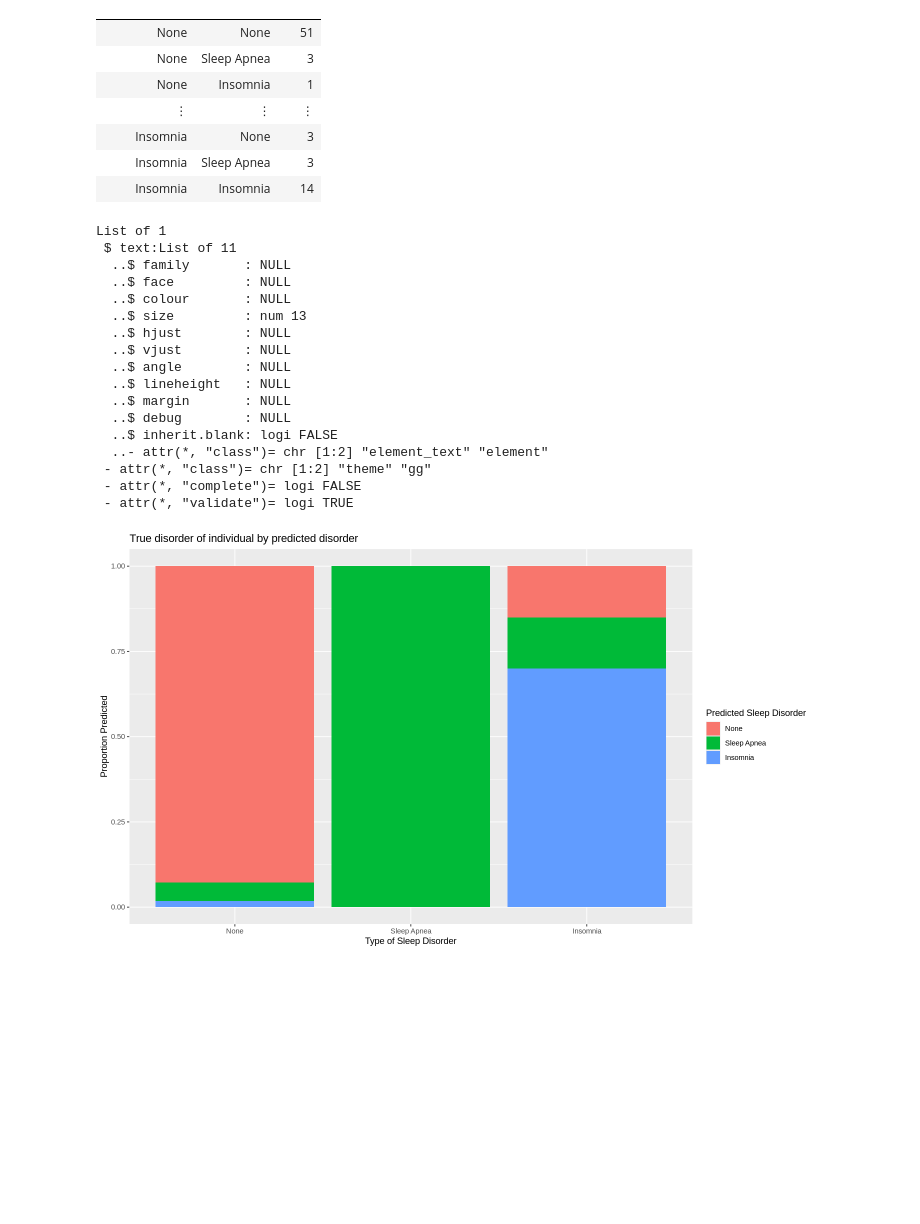
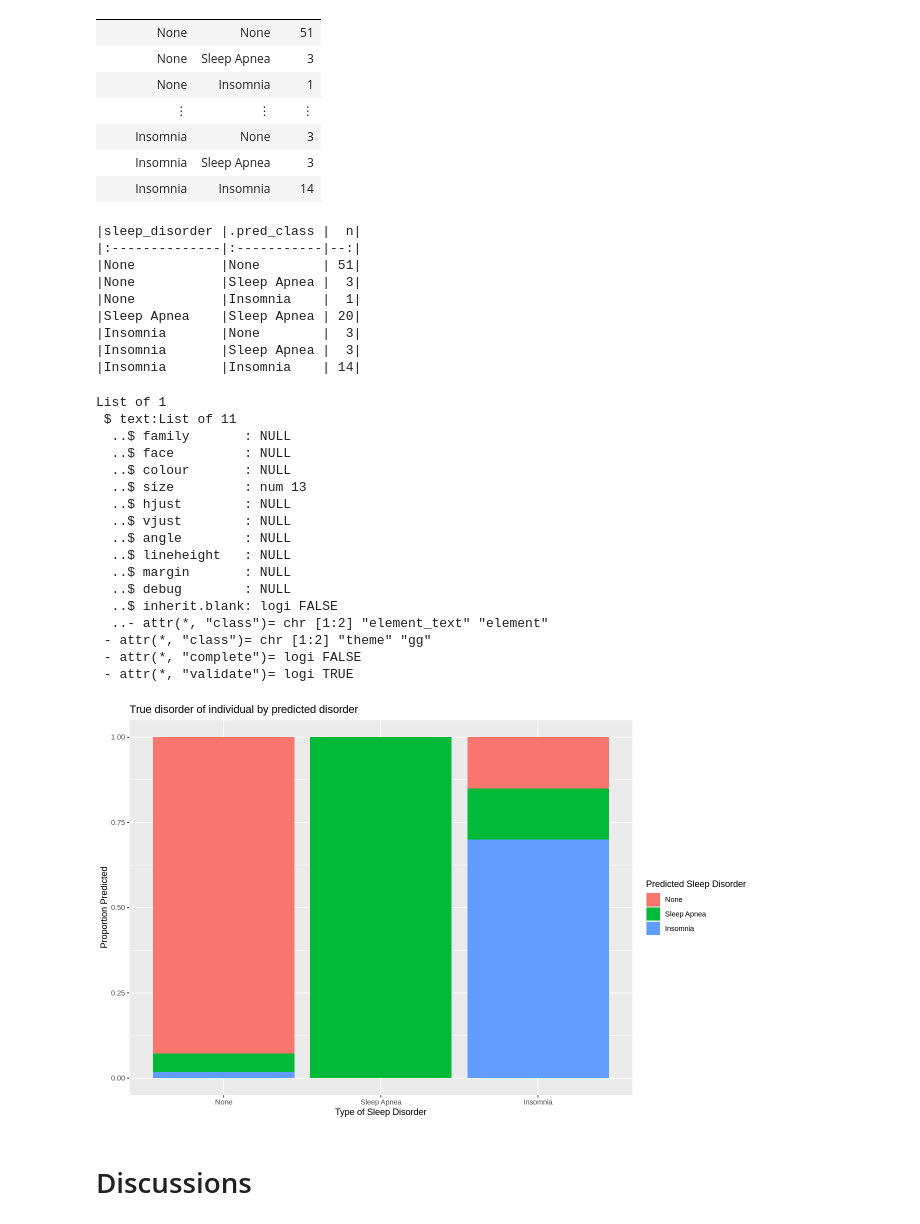
Before and after one commit to d-alex171/dsci-project, a Jupyter notebook: ProjectReport.ipynb, the cells around one changed output. Cells and saved outputs as stored; diff of their text form; code cells hidden in the pictures; blank space fills up the shorter version.

```diff
--- a/ProjectReport.ipynb
+++ b/ProjectReport.ipynb
@@ -37,9 +37,9 @@ The following object is masked from ‘package:dplyr’:
 set.seed(2005)
 
 #Read in our data.
-sleep_data <- read_csv("Sleep_health_and_lifestyle_dataset.csv")
+sleep_data_untidy <- read_csv("Sleep_health_and_lifestyle_dataset.csv")
 colnames(sleep_data) <- c("person_ID", "gender", "age", "occupation", "sleep_duration", "sleep_quality", "physical_activity", "stress_level", "BMI", "blood_pressure", "heart_rate", "daily_steps", "sleep_disorder")
-sleep_data
+sleep_data_untidy
 # %% [output]
 Rows: 374 Columns: 13
 ── Column specification ────────────────────────────────────────────────────────
@@ -304,29 +309,45 @@ A grouped_df: 7 × 3
 | Insomnia | Sleep Apnea | 3 |
 | Insomnia | Insomnia | 14 |
 # %%
+predictions_count_table <- knitr::kable(predictions_count)
+predictions_count_table
+
+
+options(repr.plot.width = 11)
 sleep_prediction_plot <- ggplot(predictions_count, aes( x = sleep_disorder, y = n, fill = .pred_class)) +
 geom_bar(stat = "identity", position = "fill") +
 labs( x = "Type of Sleep Disorder", y = "Proportion Predicted", fill = "Predicted Sleep Disorder") +
 ggtitle("True disorder of individual by predicted disorder")
 theme(text = element_text(size = 13))
 
 sleep_prediction_plot
 # %% [output]
-List of 1
- $ text:List of 11
-  ..$ family       : NULL
-  ..$ face         : NULL
-  ..$ colour       : NULL
-  ..$ size         : num 13
-  ..$ hjust        : NULL
-  ..$ vjust        : NULL
-  ..$ angle        : NULL
-  ..$ lineheight   : NULL
-  ..$ margin       : NULL
-  ..$ debug        : NULL
-  ..$ inherit.blank: logi FALSE
-  ..- attr(*, "class")= chr [1:2] "element_text" "element"
- - attr(*, "class")= chr [1:2] "theme" "gg"
- - attr(*, "complete")= logi FALSE
- - attr(*, "validate")= logi TRUE
+|sleep_disorder |.pred_class |  n|
+|:--------------|:-----------|--:|
+|None           |None        | 51|
+|None           |Sleep Apnea |  3|
+|None           |Insomnia    |  1|
+|Sleep Apnea    |Sleep Apnea | 20|
+|Insomnia       |None        |  3|
+|Insomnia       |Sleep Apnea |  3|
+|Insomnia       |Insomnia    | 14|
+List of 1
+ $ text:List of 11
+  ..$ family       : NULL
+  ..$ face         : NULL
+  ..$ colour       : NULL
+  ..$ size         : num 13
+  ..$ hjust        : NULL
+  ..$ vjust        : NULL
+  ..$ angle        : NULL
+  ..$ lineheight   : NULL
+  ..$ margin       : NULL
+  ..$ debug        : NULL
+  ..$ inherit.blank: logi FALSE
+  ..- attr(*, "class")= chr [1:2] "element_text" "element"
+ - attr(*, "class")= chr [1:2] "theme" "gg"
+ - attr(*, "complete")= logi FALSE
+ - attr(*, "validate")= logi TRUE
-[figure, old version]
+[figure, new version]
+# %% [markdown]
+# Discussions #
```
Also changed, not shown: parts of 5 cells of this notebook.
